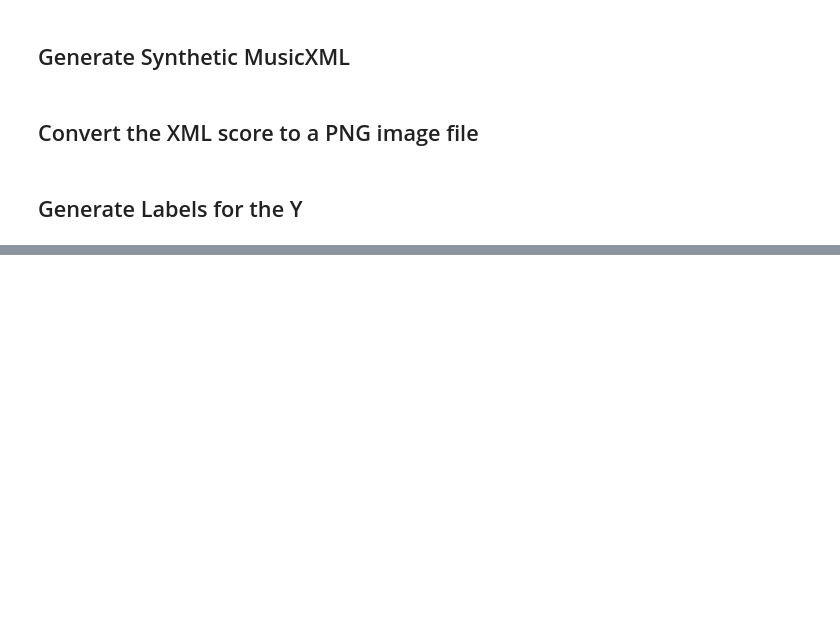
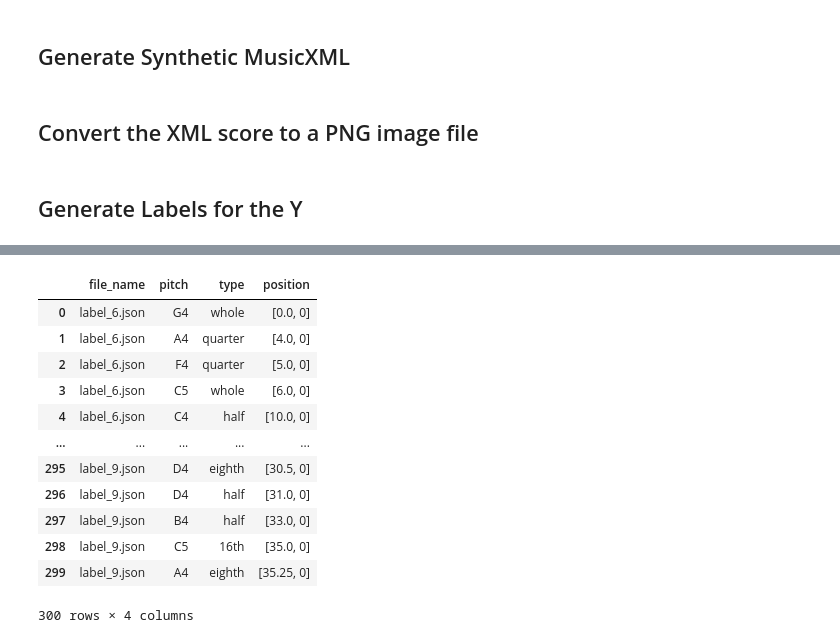
Before and after one commit to urtrapped247/consonance, a Jupyter notebook: Notebooks/note_generation.ipynb, the cells around one changed output, grey strips where cells are left out. Cells and saved outputs as stored; diff of their text form; code cells hidden in the pictures; blank space fills up the shorter version.

```diff
--- a/Notebooks/note_generation.ipynb
+++ b/Notebooks/note_generation.ipynb
@@ -133,0 +191,17 @@ generate_labels(synthetic_data)
+# %%
+labels_df = load_labels_to_dataframe('../data/labels')
+labels_df
+# %% [output]
+|  | file_name | pitch | type | position |
+| 0 | label_6.json | G4 | whole | [0.0, 0] |
+| 1 | label_6.json | A4 | quarter | [4.0, 0] |
+| 2 | label_6.json | F4 | quarter | [5.0, 0] |
+| 3 | label_6.json | C5 | whole | [6.0, 0] |
+| 4 | label_6.json | C4 | half | [10.0, 0] |
+| ... | ... | ... | ... | ... |
+| 295 | label_9.json | D4 | eighth | [30.5, 0] |
+| 296 | label_9.json | D4 | half | [31.0, 0] |
+| 297 | label_9.json | B4 | half | [33.0, 0] |
+| 298 | label_9.json | C5 | 16th | [35.0, 0] |
+| 299 | label_9.json | A4 | eighth | [35.25, 0] |
+300 rows × 4 columns
```
Also changed, not shown: parts of 6 cells of this notebook, 3 other files.
